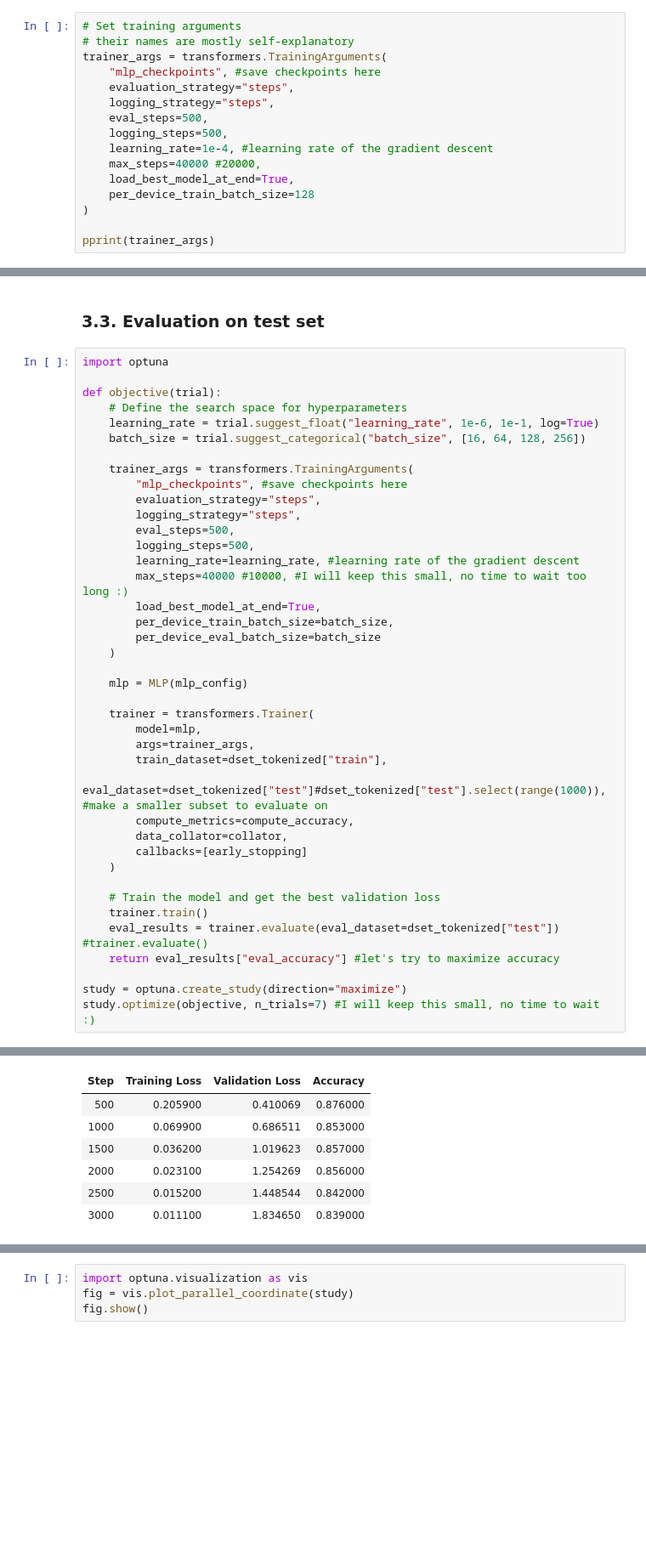
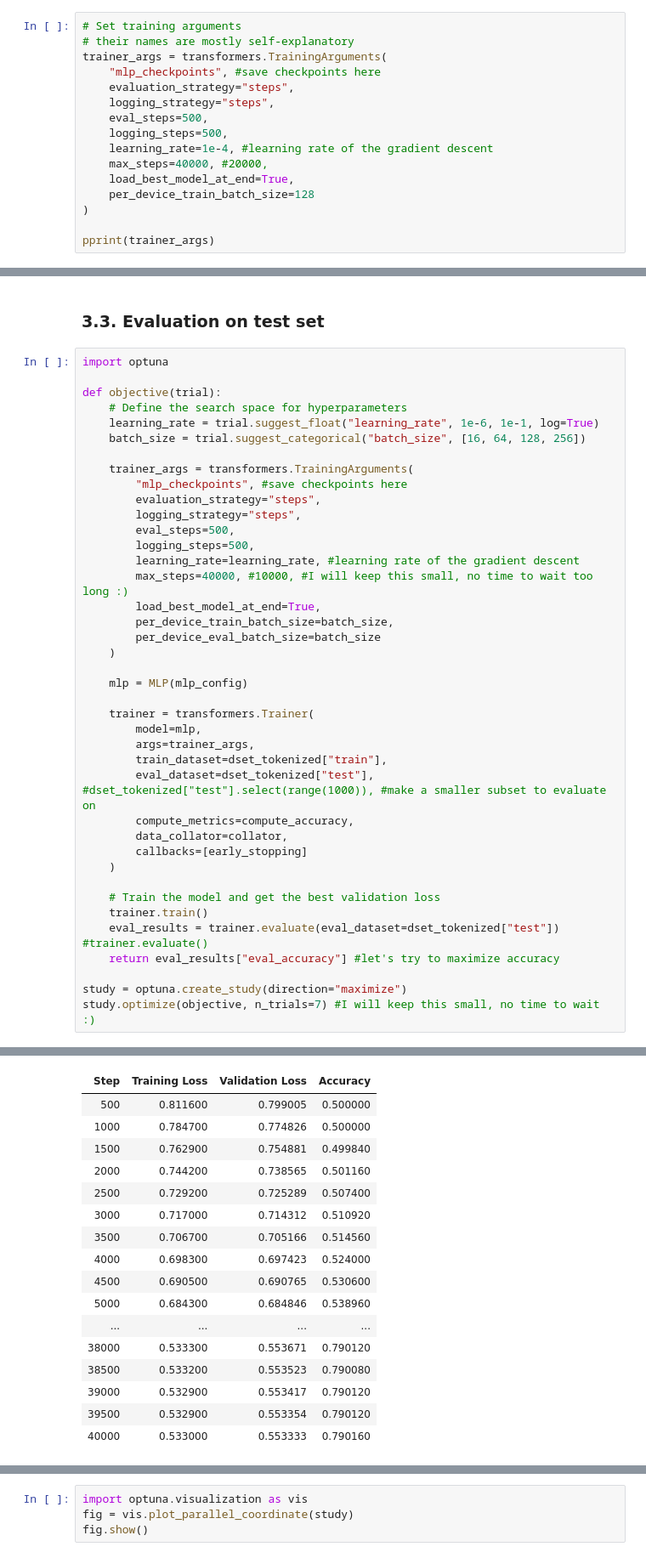
Before and after one commit to simulate111/Introduction-to-Human-Language-Technology, a Jupyter notebook: course_project_Reza2024_FULL.ipynb, the cells around one changed output, grey strips where cells are left out. Shown at 85% size. Drawn from its saved outputs; the diff is of its cells as text; blank space fills up the shorter version.

```diff
--- a/course_project_Reza2024_FULL.ipynb
+++ b/course_project_Reza2024_FULL.ipynb
@@ -308,7 +329,7 @@ trainer_args = transformers.TrainingArguments(
     eval_steps=500,
     logging_steps=500,
     learning_rate=1e-4, #learning rate of the gradient descent
-    max_steps=40000 #20000,
+    max_steps=40000, #20000,
     load_best_model_at_end=True,
     per_device_train_batch_size=128
 )
@@ -413,7 +434,7 @@ def objective(trial):
         eval_steps=500,
         logging_steps=500,
         learning_rate=learning_rate, #learning rate of the gradient descent
-        max_steps=40000 #10000, #I will keep this small, no time to wait too long :)
+        max_steps=40000, #10000, #I will keep this small, no time to wait too long :)
         load_best_model_at_end=True,
         per_device_train_batch_size=batch_size,
         per_device_eval_batch_size=batch_size
@@ -425,7 +446,7 @@ def objective(trial):
         model=mlp,
         args=trainer_args,
         train_dataset=dset_tokenized["train"],
-        eval_dataset=dset_tokenized["test"]#dset_tokenized["test"].select(range(1000)), #make a smaller subset to evaluate on
+        eval_dataset=dset_tokenized["test"], #dset_tokenized["test"].select(range(1000)), #make a smaller subset to evaluate on
         compute_metrics=compute_accuracy,
         data_collator=collator,
         callbacks=[early_stopping]
@@ -487,7 +500,17 @@ max_steps is given, it will override any value given in num_train_epochs
 | Step | Training Loss | Validation Loss | Accuracy |
-| 500 | 0.205900 | 0.410069 | 0.876000 |
-| 1000 | 0.069900 | 0.686511 | 0.853000 |
-| 1500 | 0.036200 | 1.019623 | 0.857000 |
-| 2000 | 0.023100 | 1.254269 | 0.856000 |
-| 2500 | 0.015200 | 1.448544 | 0.842000 |
-| 3000 | 0.011100 | 1.834650 | 0.839000 |
+| 500 | 0.811600 | 0.799005 | 0.500000 |
+| 1000 | 0.784700 | 0.774826 | 0.500000 |
+| 1500 | 0.762900 | 0.754881 | 0.499840 |
+| 2000 | 0.744200 | 0.738565 | 0.501160 |
+| 2500 | 0.729200 | 0.725289 | 0.507400 |
+| 3000 | 0.717000 | 0.714312 | 0.510920 |
+| 3500 | 0.706700 | 0.705166 | 0.514560 |
+| 4000 | 0.698300 | 0.697423 | 0.524000 |
+| 4500 | 0.690500 | 0.690765 | 0.530600 |
+| 5000 | 0.684300 | 0.684846 | 0.538960 |
+| ... | ... | ... | ... |
+| 38000 | 0.533300 | 0.553671 | 0.790120 |
+| 38500 | 0.533200 | 0.553523 | 0.790080 |
+| 39000 | 0.532900 | 0.553417 | 0.790120 |
+| 39500 | 0.532900 | 0.553354 | 0.790120 |
+| 40000 | 0.533000 | 0.553333 | 0.790160 |
```
Also changed, not shown: parts of 10 cells of this notebook.
